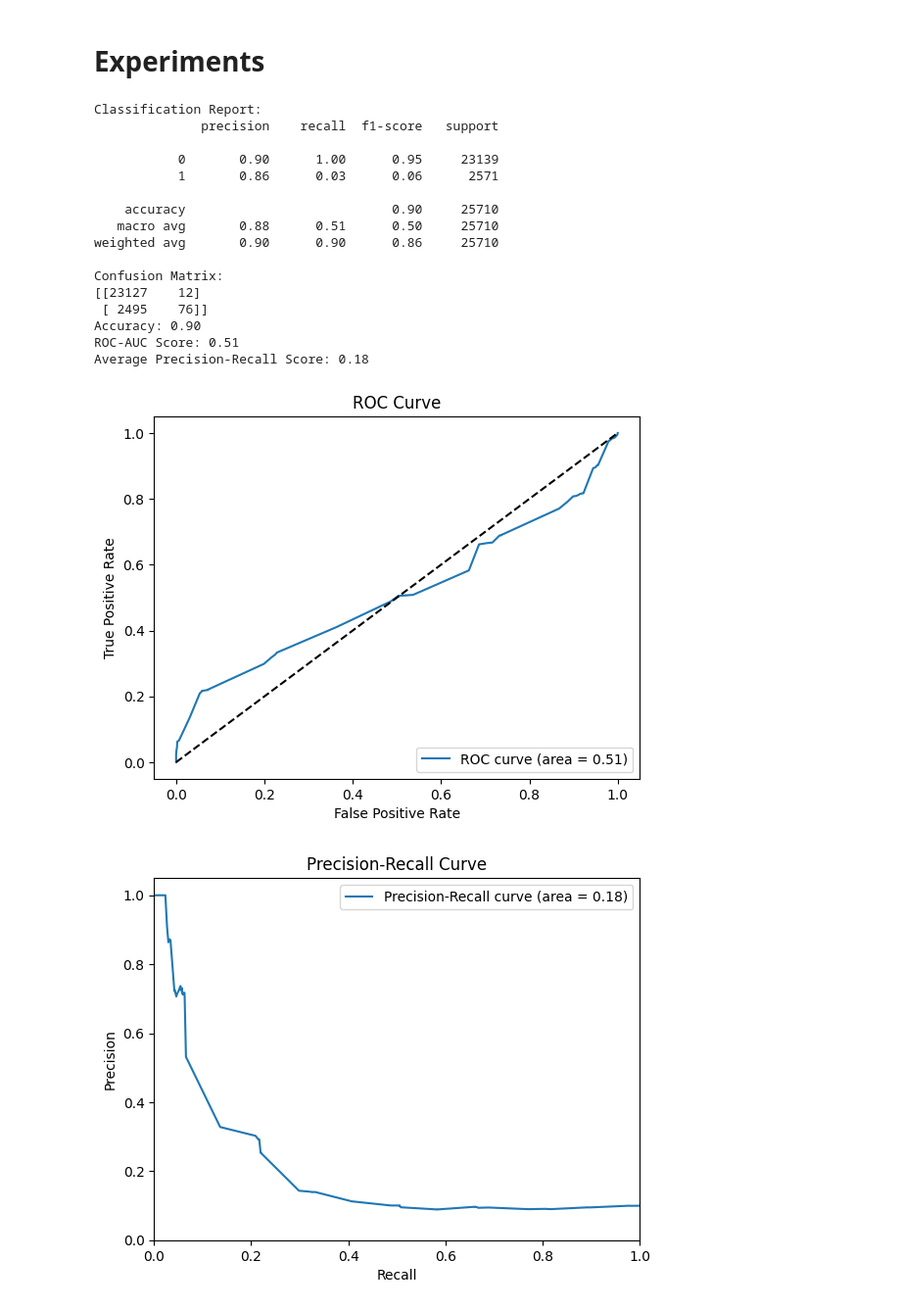
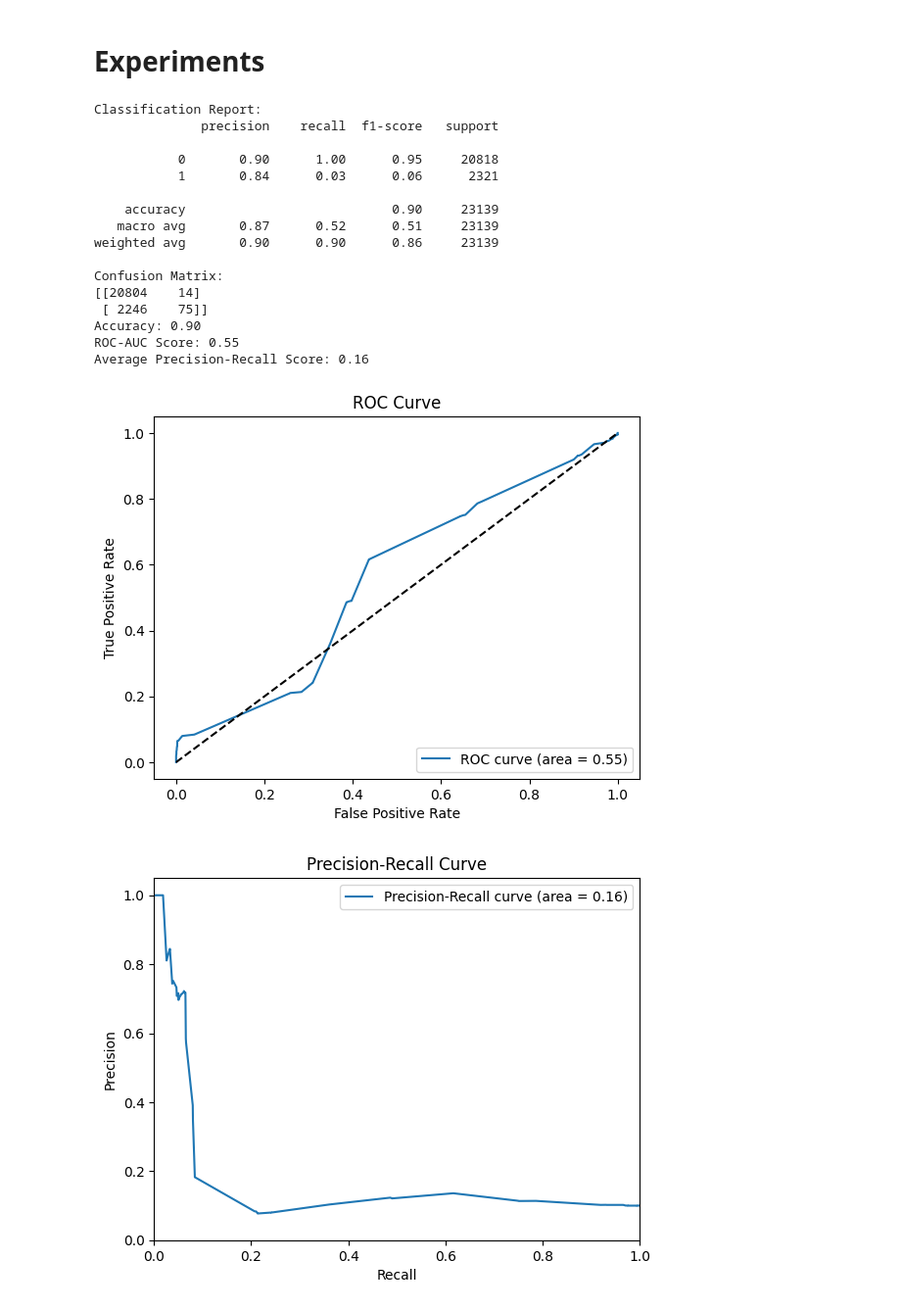
Before and after one commit to S-Cao1031/Summer-2024-ECE-597-Group8, a Jupyter notebook: Week5 - Data Analysis/analysis_features.ipynb, the cells around one changed output. Shown at 98% size. Cells and saved outputs as stored; diff of their text form; code cells hidden in the pictures.

```diff
--- a/Week5 - Data Analysis/analysis_features.ipynb
+++ b/Week5 - Data Analysis/analysis_features.ipynb
@@ -27,7 +27,7 @@ from sklearn.svm import SVC
 # %%
 project_root = "D:/Projects/Summer-2024-ECE-597-Group8"
 random_state = 42
-test_size = 0.8
+test_size = 0.1
 # %%
 df = pd.read_csv(
     os.path.join(project_root, "data", "processed", "features_labels.csv")
@@ -115,7 +124,7 @@ plt.show()
 # %% [markdown]
 # Experiments
 # %%
-def evaluate_model(model, X, y, cv=5):
+def evaluate_model(model, X, y, cv=3):
     """
     Evaluates the performance of a binary classifier using cross-validation.
 
@@ -209,30 +218,30 @@ features_preprocessor = ColumnTransformer(
 # %%
 model = make_pipeline(
     features_preprocessor,
     PCA(n_components=0.95),
     SVC(
         C=1.0, kernel="rbf", gamma="scale", probability=True, random_state=random_state
     ),
 )
 
 model.fit(X_train, y_train)
-evaluate_model(model, X, y)
+evaluate_model(model, X_train, y_train)
 # %% [output]
 Classification Report:
               precision    recall  f1-score   support
 
-           0       0.90      1.00      0.95     23139
-           1       0.86      0.03      0.06      2571
+           0       0.90      1.00      0.95     20818
+           1       0.84      0.03      0.06      2321
 
-    accuracy                           0.90     25710
-   macro avg       0.88      0.51      0.50     25710
-weighted avg       0.90      0.90      0.86     25710
+    accuracy                           0.90     23139
+   macro avg       0.87      0.52      0.51     23139
+weighted avg       0.90      0.90      0.86     23139
 
 Confusion Matrix:
-[[23127    12]
- [ 2495    76]]
+[[20804    14]
+ [ 2246    75]]
 Accuracy: 0.90
-ROC-AUC Score: 0.51
-Average Precision-Recall Score: 0.18
+ROC-AUC Score: 0.55
+Average Precision-Recall Score: 0.16
-[figure, old version]
+[figure, new version]
-[figure, old version]
+[figure, new version]
```
Also changed, not shown: parts of 1 cell of this notebook, 2 other files.
